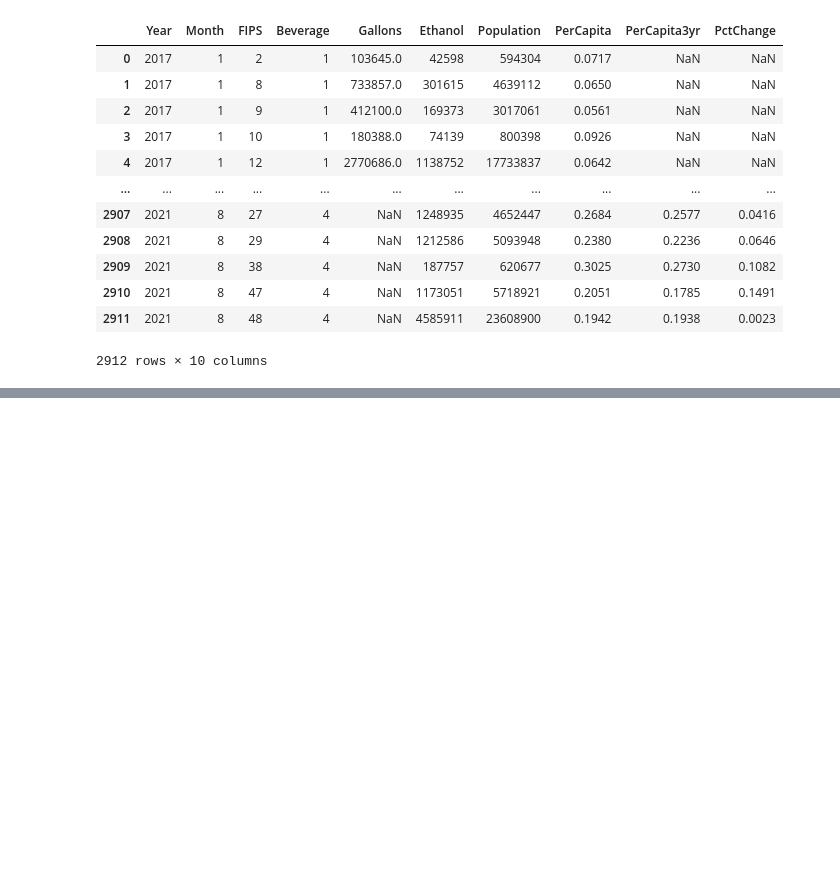
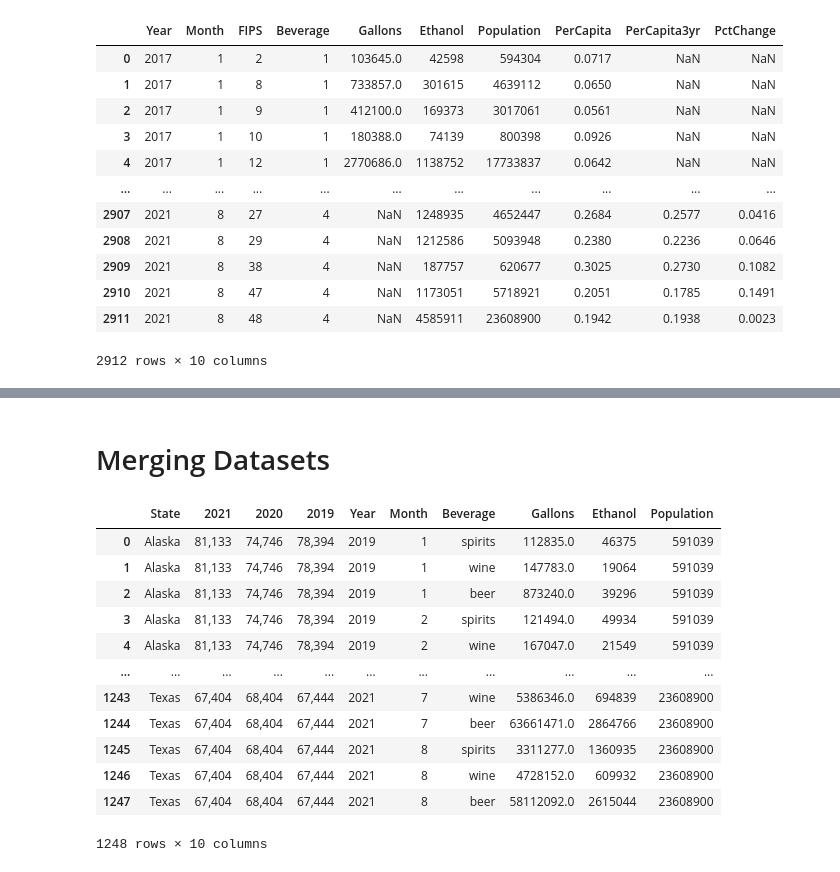
Before and after one commit to alexisn725/US_Alcohol_HHIncome, a Jupyter notebook: US_Alcohol_HHIncome.ipynb, the cells around one changed output, grey strips where cells are left out. Saved outputs shown, nothing was run; the diff lists cells and outputs as text; code cells hidden in the pictures; blank space fills up the shorter version.

Commit message:
working on merges

```diff
--- a/US_Alcohol_HHIncome.ipynb
+++ b/US_Alcohol_HHIncome.ipynb
@@ -224,0 +352,19 @@ Alcohol
+# %% [markdown]
+<h1> Merging Datasets </h1>
+# %%
+merged_df = pd.merge(HHIncome, Alcohol)
+merged_df
+# %% [output]
+|  | State | 2021 | 2020 | 2019 | Year | Month | Beverage | Gallons | Ethanol | Population |
+| 0 | Alaska | 81,133 | 74,746 | 78,394 | 2019 | 1 | spirits | 112835.0 | 46375 | 591039 |
+| 1 | Alaska | 81,133 | 74,746 | 78,394 | 2019 | 1 | wine | 147783.0 | 19064 | 591039 |
+| 2 | Alaska | 81,133 | 74,746 | 78,394 | 2019 | 1 | beer | 873240.0 | 39296 | 591039 |
+| 3 | Alaska | 81,133 | 74,746 | 78,394 | 2019 | 2 | spirits | 121494.0 | 49934 | 591039 |
+| 4 | Alaska | 81,133 | 74,746 | 78,394 | 2019 | 2 | wine | 167047.0 | 21549 | 591039 |
+| ... | ... | ... | ... | ... | ... | ... | ... | ... | ... | ... |
+| 1243 | Texas | 67,404 | 68,404 | 67,444 | 2021 | 7 | wine | 5386346.0 | 694839 | 23608900 |
+| 1244 | Texas | 67,404 | 68,404 | 67,444 | 2021 | 7 | beer | 63661471.0 | 2864766 | 23608900 |
+| 1245 | Texas | 67,404 | 68,404 | 67,444 | 2021 | 8 | spirits | 3311277.0 | 1360935 | 23608900 |
+| 1246 | Texas | 67,404 | 68,404 | 67,444 | 2021 | 8 | wine | 4728152.0 | 609932 | 23608900 |
+| 1247 | Texas | 67,404 | 68,404 | 67,444 | 2021 | 8 | beer | 58112092.0 | 2615044 | 23608900 |
+1248 rows × 10 columns
```
Also changed, not shown: parts of 36 cells of this notebook.
